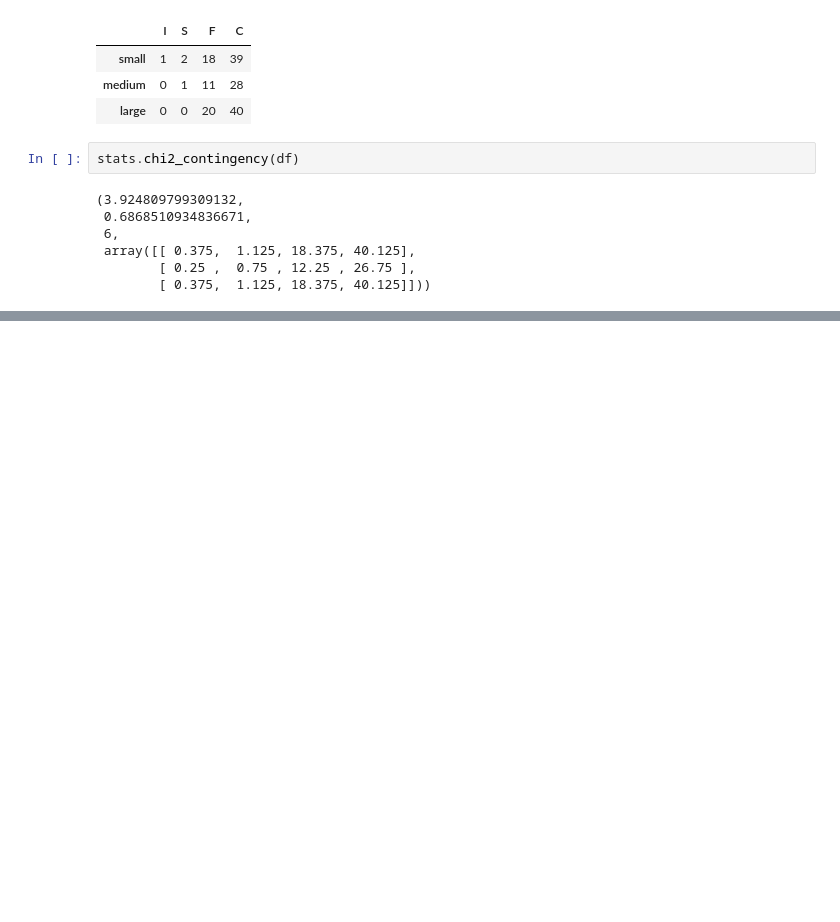
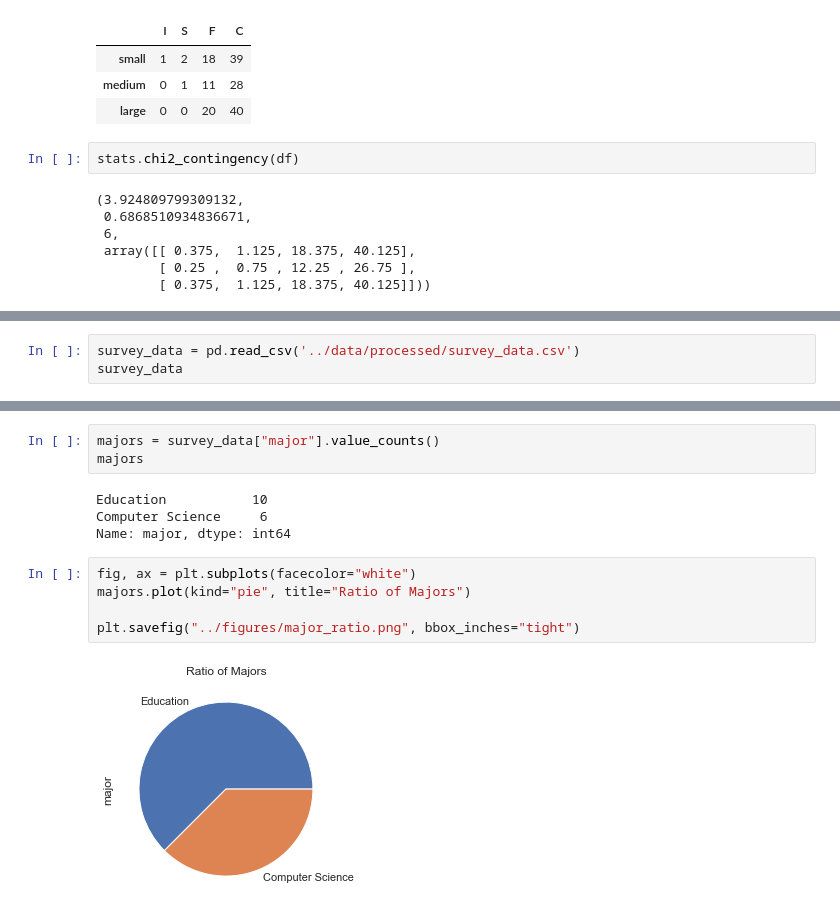
Before and after one commit to BladeF/Thesis-Data-Analysis, a Jupyter notebook: notebooks/data_analysis.ipynb, the cells around one changed output, grey strips where cells are left out. Drawn from its saved outputs; the diff is of its cells as text; blank space fills up the shorter version.

```diff
--- a/notebooks/data_analysis.ipynb
+++ b/notebooks/data_analysis.ipynb
@@ -507,0 +510,3 @@ stats.chi2_contingency(df)
+# %%
+survey_data = pd.read_csv('../data/processed/survey_data.csv')
+survey_data
@@ -507,0 +531,14 @@ stats.chi2_contingency(df)
+# %%
+majors = survey_data["major"].value_counts()
+majors
+# %% [output]
+Education           10
+Computer Science     6
+Name: major, dtype: int64
+# %%
+fig, ax = plt.subplots(facecolor="white")
+majors.plot(kind="pie", title="Ratio of Majors")
+
+plt.savefig("../figures/major_ratio.png", bbox_inches="tight")
+# %% [output]
+[figure, added]
```
Also changed, not shown: parts of 7 cells of this notebook, 2 other files.
